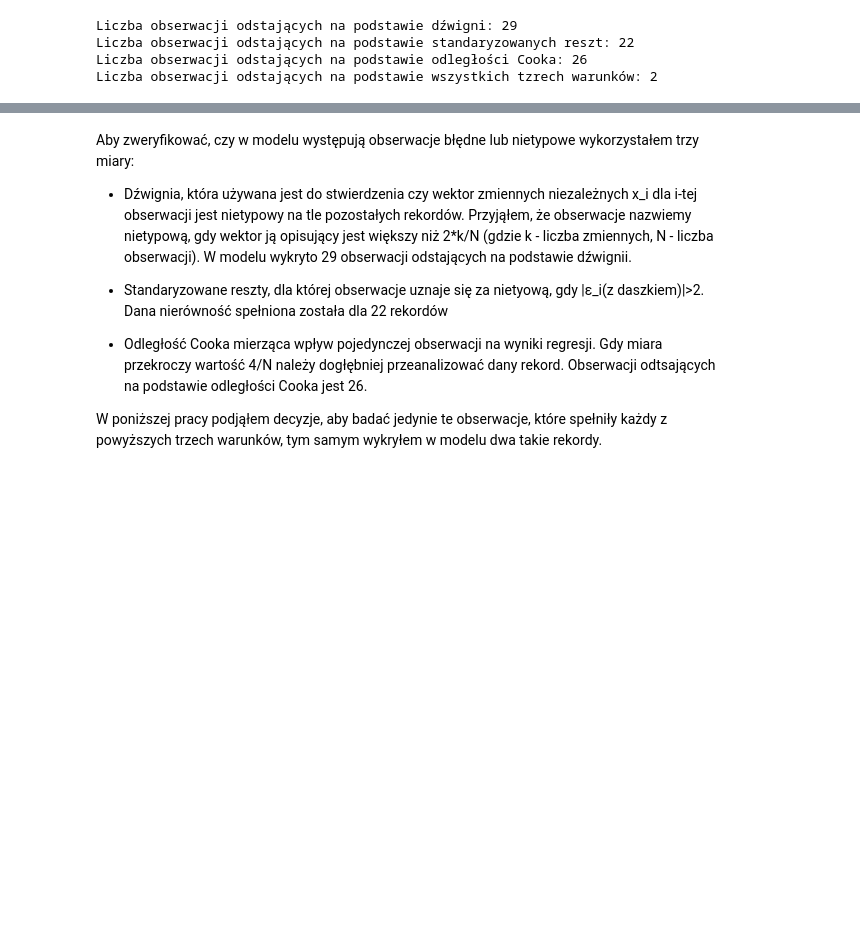
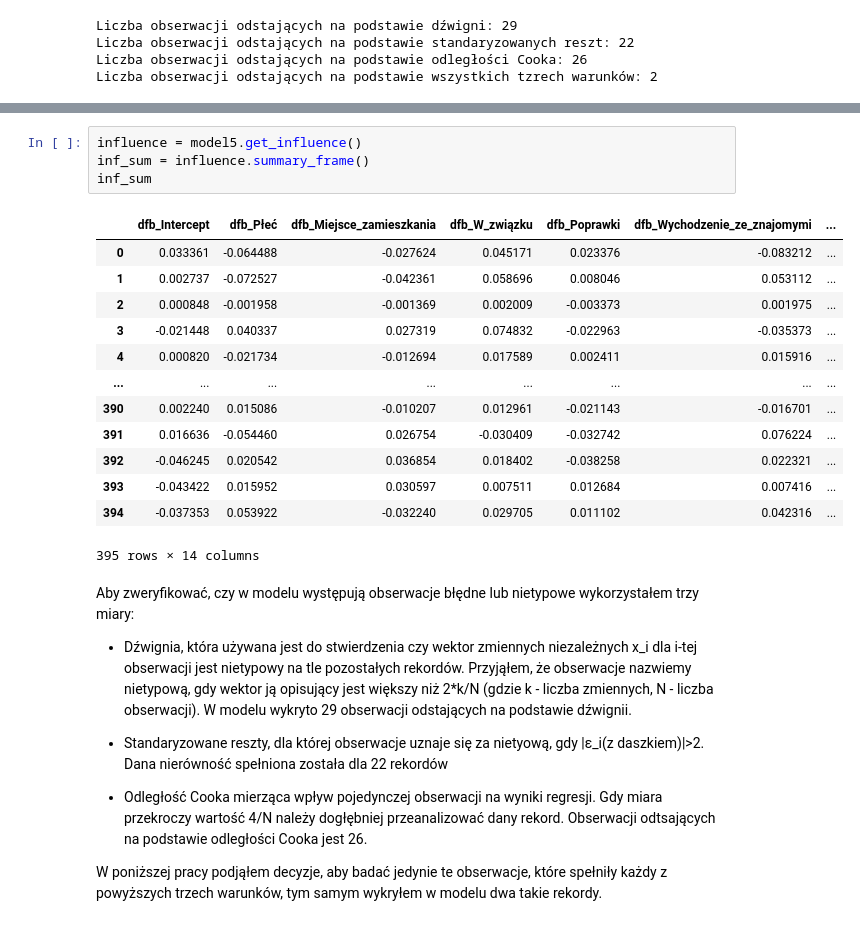
Before and after one commit to kvbiii/ML_Algorithms_from_scratch, a Jupyter notebook: Linear_Regression/Econometric_model_Studies/Model_ekonometryczny.ipynb, the cells around one changed output, grey strips where cells are left out. Saved outputs shown, nothing was run; the diff lists cells and outputs as text; blank space fills up the shorter version.

```diff
--- a/Linear_Regression/Econometric_model_Studies/Model_ekonometryczny.ipynb
+++ b/Linear_Regression/Econometric_model_Studies/Model_ekonometryczny.ipynb
@@ -993,3 +1050,21 @@ Liczba obserwacji odstających na podstawie wszystkich tzrech warunków: 2
+# %%
+influence = model5.get_influence()
+inf_sum = influence.summary_frame()
+inf_sum
+# %% [output]
+|  | dfb_Intercept | dfb_Płeć | dfb_Miejsce_zamieszkania | dfb_W_związku | dfb_Poprawki | dfb_Wychodzenie_ze_znajomymi | ... |
+| 0 | 0.033361 | -0.064488 | -0.027624 | 0.045171 | 0.023376 | -0.083212 | ... |
+| 1 | 0.002737 | -0.072527 | -0.042361 | 0.058696 | 0.008046 | 0.053112 | ... |
+| 2 | 0.000848 | -0.001958 | -0.001369 | 0.002009 | -0.003373 | 0.001975 | ... |
+| 3 | -0.021448 | 0.040337 | 0.027319 | 0.074832 | -0.022963 | -0.035373 | ... |
+| 4 | 0.000820 | -0.021734 | -0.012694 | 0.017589 | 0.002411 | 0.015916 | ... |
+| ... | ... | ... | ... | ... | ... | ... | ... |
+| 390 | 0.002240 | 0.015086 | -0.010207 | 0.012961 | -0.021143 | -0.016701 | ... |
+| 391 | 0.016636 | -0.054460 | 0.026754 | -0.030409 | -0.032742 | 0.076224 | ... |
+| 392 | -0.046245 | 0.020542 | 0.036854 | 0.018402 | -0.038258 | 0.022321 | ... |
+| 393 | -0.043422 | 0.015952 | 0.030597 | 0.007511 | 0.012684 | 0.007416 | ... |
+| 394 | -0.037353 | 0.053922 | -0.032240 | 0.029705 | 0.011102 | 0.042316 | ... |
+395 rows × 14 columns
 # %% [markdown]
 Aby zweryfikować, czy w modelu występują obserwacje błędne lub nietypowe wykorzystałem trzy miary:
 
```
Also changed, not shown: parts of 15 cells of this notebook.
